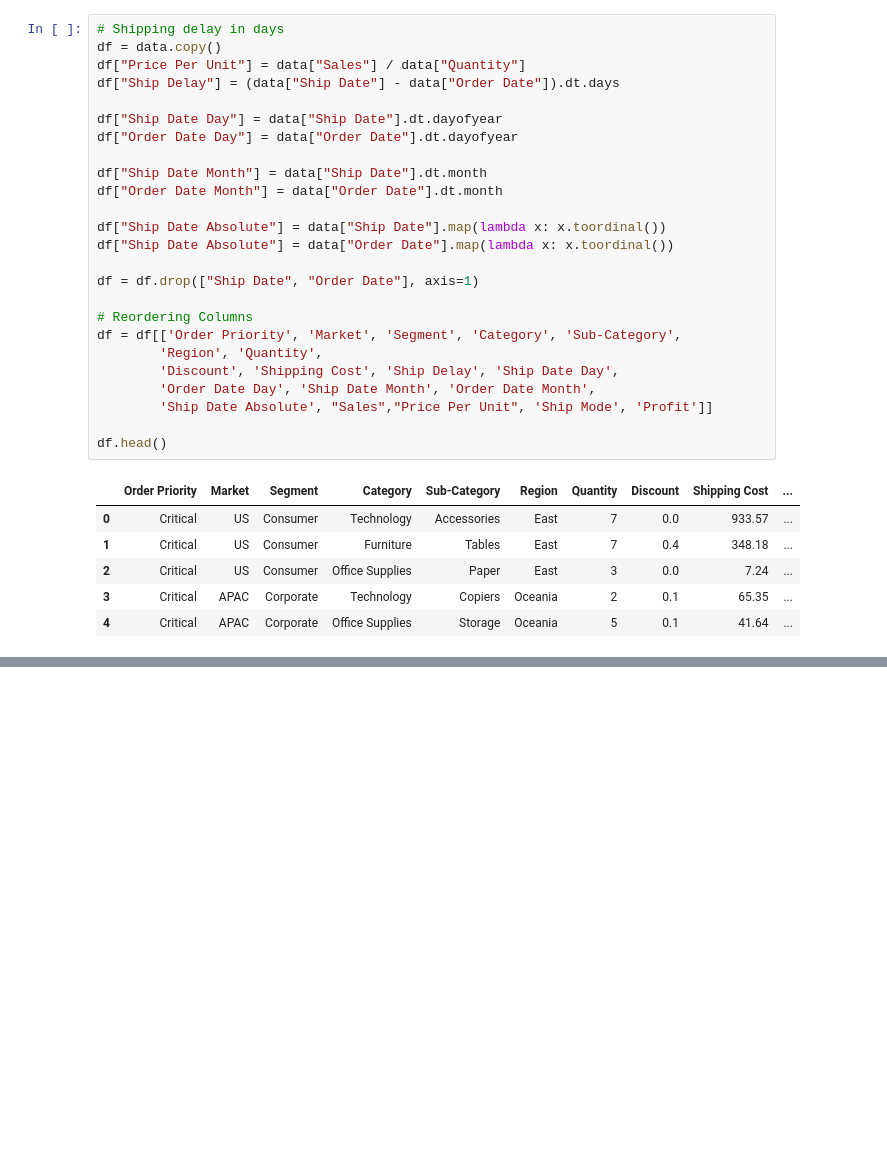
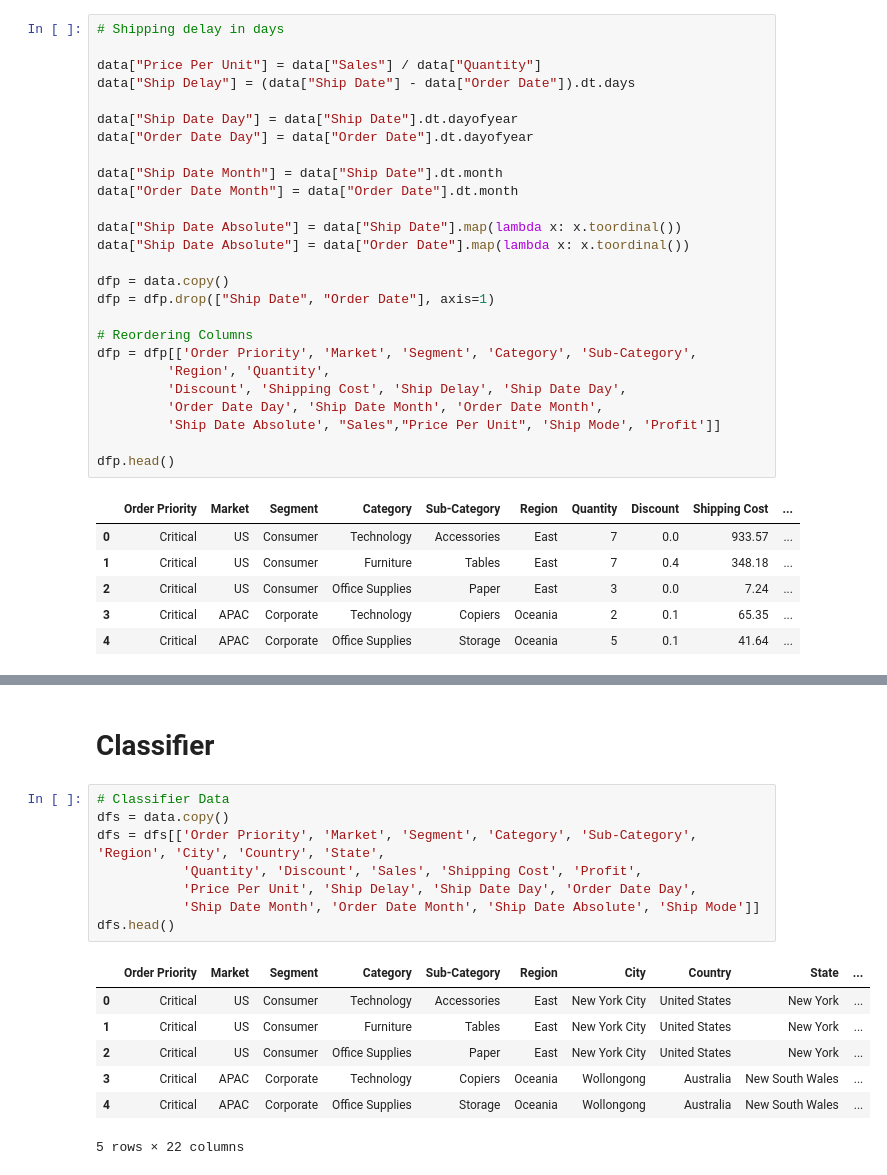
Before and after one commit to L0L1P0P1/qbc8-superstore, a Jupyter notebook: notebooks/Models.ipynb, the cells around one changed output, grey strips where cells are left out. Saved outputs shown, nothing was run; the diff lists cells and outputs as text; blank space fills up the shorter version.

Commit message:
classifier

```diff
--- a/notebooks/Models.ipynb
+++ b/notebooks/Models.ipynb
@@ -15,29 +15,30 @@ data.head()
 | 4 | Critical | APAC | Corporate | Office Supplies | Storage | Wollongong | Australia | Oceania | New South Wales | ... |
 # %%
 # Shipping delay in days
-df = data.copy()
-df["Price Per Unit"] = data["Sales"] / data["Quantity"]
-df["Ship Delay"] = (data["Ship Date"] - data["Order Date"]).dt.days
 
-df["Ship Date Day"] = data["Ship Date"].dt.dayofyear
-df["Order Date Day"] = data["Order Date"].dt.dayofyear
+data["Price Per Unit"] = data["Sales"] / data["Quantity"]
+data["Ship Delay"] = (data["Ship Date"] - data["Order Date"]).dt.days
 
-df["Ship Date Month"] = data["Ship Date"].dt.month
-df["Order Date Month"] = data["Order Date"].dt.month
+data["Ship Date Day"] = data["Ship Date"].dt.dayofyear
+data["Order Date Day"] = data["Order Date"].dt.dayofyear
 
-df["Ship Date Absolute"] = data["Ship Date"].map(lambda x: x.toordinal())
-df["Ship Date Absolute"] = data["Order Date"].map(lambda x: x.toordinal())
+data["Ship Date Month"] = data["Ship Date"].dt.month
+data["Order Date Month"] = data["Order Date"].dt.month
 
-df = df.drop(["Ship Date", "Order Date"], axis=1)
+data["Ship Date Absolute"] = data["Ship Date"].map(lambda x: x.toordinal())
+data["Ship Date Absolute"] = data["Order Date"].map(lambda x: x.toordinal())
+
+dfp = data.copy()
+dfp = dfp.drop(["Ship Date", "Order Date"], axis=1)
 
 # Reordering Columns
-df = df[['Order Priority', 'Market', 'Segment', 'Category', 'Sub-Category',
-        'Region', 'Quantity',
-        'Discount', 'Shipping Cost', 'Ship Delay', 'Ship Date Day',
-        'Order Date Day', 'Ship Date Month', 'Order Date Month',
-        'Ship Date Absolute', "Sales","Price Per Unit", 'Ship Mode', 'Profit']]
+dfp = dfp[['Order Priority', 'Market', 'Segment', 'Category', 'Sub-Category',
+         'Region', 'Quantity',
+         'Discount', 'Shipping Cost', 'Ship Delay', 'Ship Date Day',
+         'Order Date Day', 'Ship Date Month', 'Order Date Month',
+         'Ship Date Absolute', "Sales","Price Per Unit", 'Ship Mode', 'Profit']]
 
-df.head()
+dfp.head()
 # %% [output]
 |  | Order Priority | Market | Segment | Category | Sub-Category | Region | Quantity | Discount | Shipping Cost | ... |
 | 0 | Critical | US | Consumer | Technology | Accessories | East | 7 | 0.0 | 933.57 | ... |
@@ -103,0 +100,18 @@ plt.show()
+# %% [markdown]
+# Classifier
+# %%
+# Classifier Data
+dfs = data.copy()
+dfs = dfs[['Order Priority', 'Market', 'Segment', 'Category', 'Sub-Category', 'Region', 'City', 'Country', 'State',
+           'Quantity', 'Discount', 'Sales', 'Shipping Cost', 'Profit',
+           'Price Per Unit', 'Ship Delay', 'Ship Date Day', 'Order Date Day',
+           'Ship Date Month', 'Order Date Month', 'Ship Date Absolute', 'Ship Mode']]
+dfs.head()
+# %% [output]
+|  | Order Priority | Market | Segment | Category | Sub-Category | Region | City | Country | State | ... |
+| 0 | Critical | US | Consumer | Technology | Accessories | East | New York City | United States | New York | ... |
+| 1 | Critical | US | Consumer | Furniture | Tables | East | New York City | United States | New York | ... |
+| 2 | Critical | US | Consumer | Office Supplies | Paper | East | New York City | United States | New York | ... |
+| 3 | Critical | APAC | Corporate | Technology | Copiers | Oceania | Wollongong | Australia | New South Wales | ... |
+| 4 | Critical | APAC | Corporate | Office Supplies | Storage | Oceania | Wollongong | Australia | New South Wales | ... |
+5 rows × 22 columns
```
Also changed, not shown: parts of 7 cells of this notebook.
